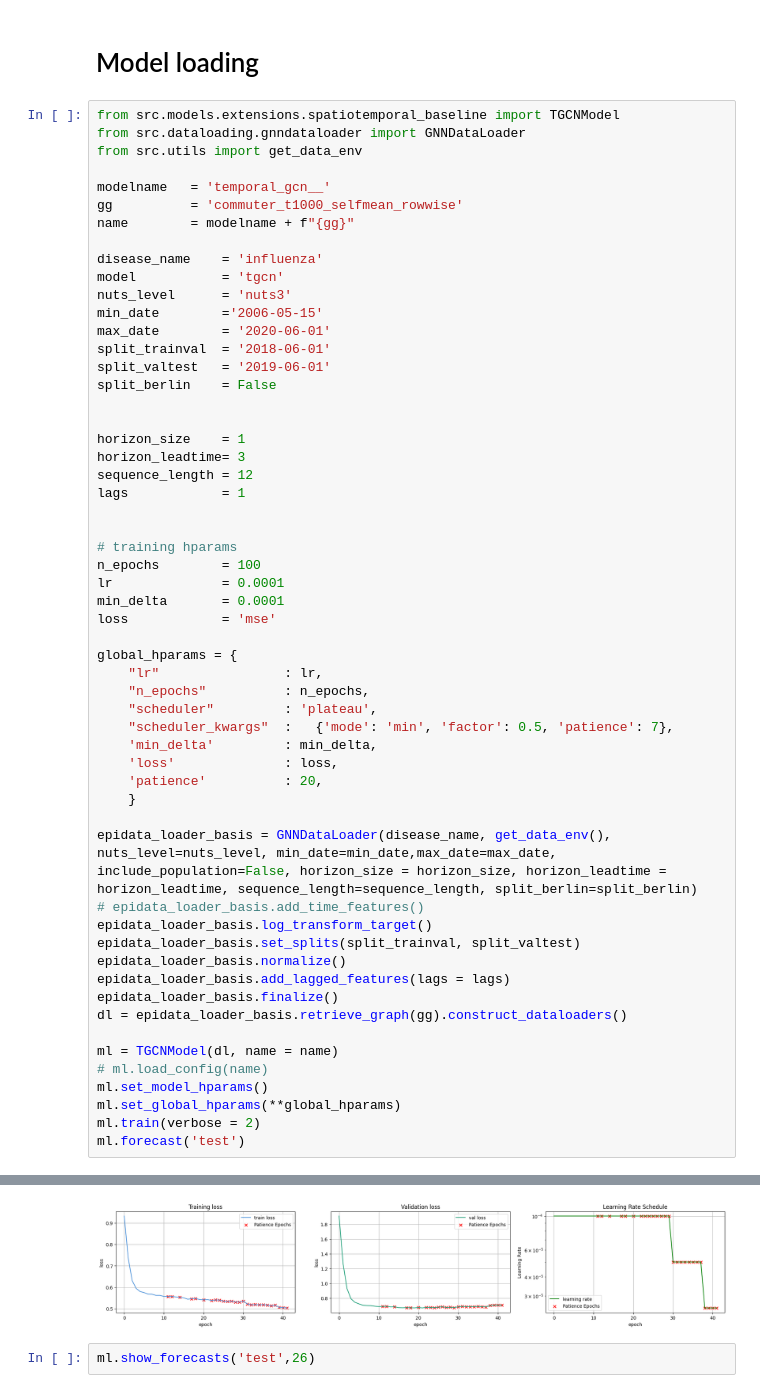
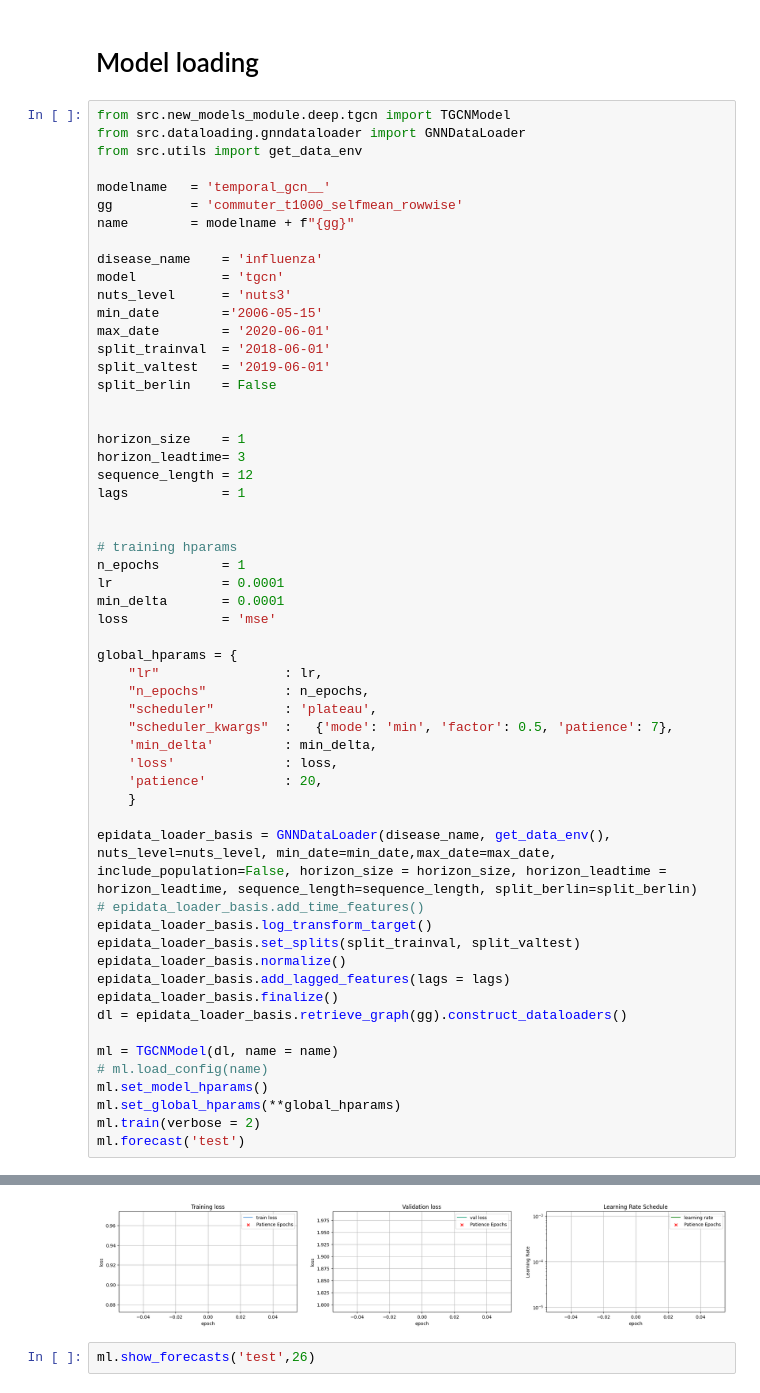
Before and after one commit to stends2001/infectious_disease_gnn, a Jupyter notebook: src/notebooks_storyline/4. TGCNs1.ipynb, the cells around one changed output, grey strips where cells are left out. Saved outputs shown, nothing was run; the diff lists cells and outputs as text.

```diff
--- a/src/notebooks_storyline/4. TGCNs1.ipynb
+++ b/src/notebooks_storyline/4. TGCNs1.ipynb
@@ -1,7 +1,7 @@
 # %% [markdown]
 # Model loading
 # %%
-from src.models.extensions.spatiotemporal_baseline import TGCNModel
+from src.new_models_module.deep.tgcn import TGCNModel
 from src.dataloading.gnndataloader import GNNDataLoader
 from src.utils import get_data_env
 
@@ -26,7 +26,7 @@ lags            = 1
 
 
 # training hparams
-n_epochs        = 100
+n_epochs        = 1
 lr              = 0.0001
 min_delta       = 0.0001
 loss            = 'mse'
@@ -79,4 +65,4 @@ Test loss: 1.3085
-[figure, old version]
+[figure, new version]
 # %%
 ml.show_forecasts('test',26)
 # %% [output]
```
Also changed, not shown: parts of 1 cell of this notebook, 7 other files.
